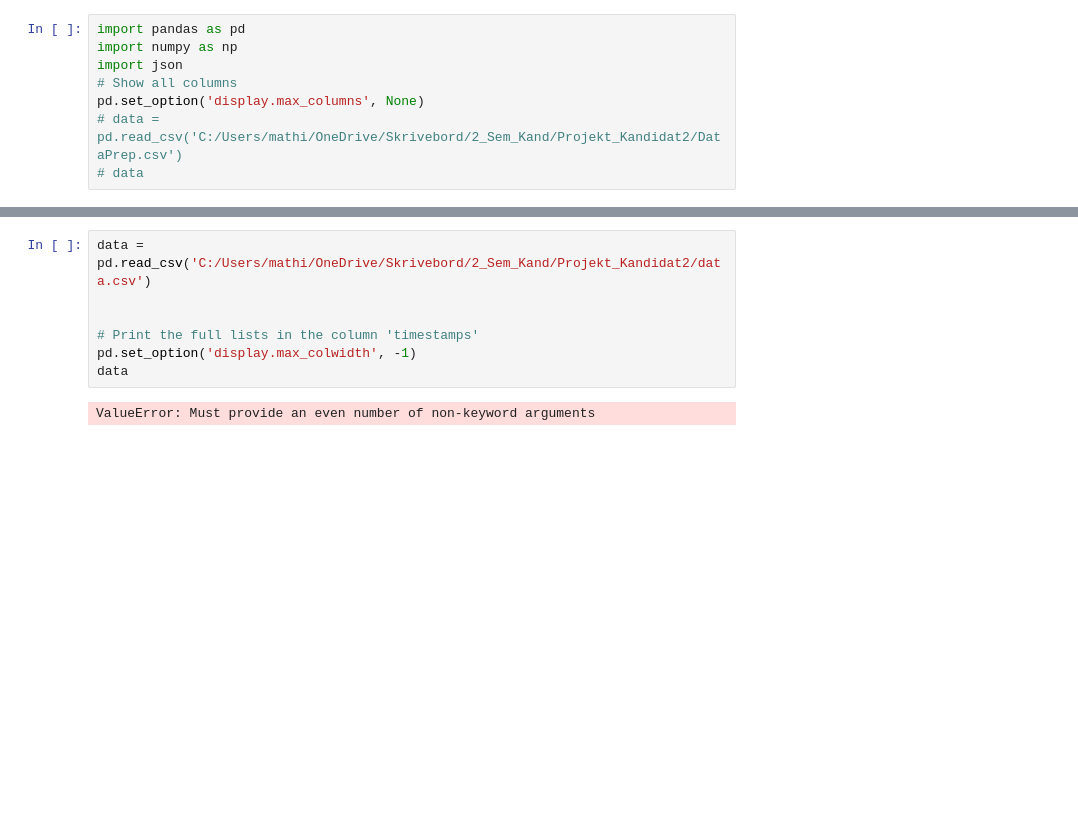
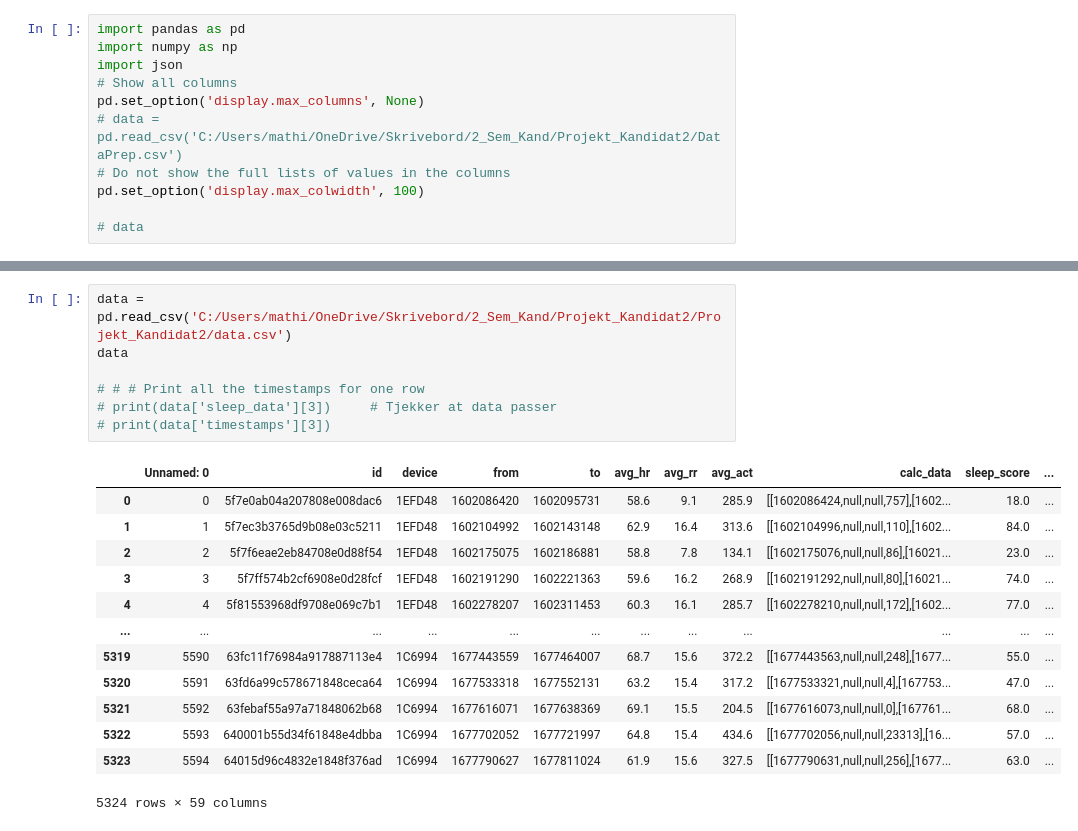
Before and after one commit to MathiasKirk/Projekt_Kandidat2, a Jupyter notebook: AnalyseCalc_Sleep.ipynb, the cells around one changed output, grey strips where cells are left out. Cells and saved outputs as stored; diff of their text form; blank space fills up the shorter version.

```diff
--- a/AnalyseCalc_Sleep.ipynb
+++ b/AnalyseCalc_Sleep.ipynb
@@ -5,6 +5,9 @@ import json
 # Show all columns
 pd.set_option('display.max_columns', None)
 # data = pd.read_csv('C:/Users/mathi/OneDrive/Skrivebord/2_Sem_Kand/Projekt_Kandidat2/DataPrep.csv')
+# Do not show the full lists of values in the columns
+pd.set_option('display.max_colwidth', 100)
+
 # data
 # %%
 # Show only calc_data, patient_ID and from_datetime # Also show sleep_score duration    duration_in_bed duration_awake  duration_in_sleep   duration_in_rem duration_in_light   duration_in_deep    duration_sleep_onset    bedexit_duration    sleep_data  bedexit_count   bedexit_data
@@ -42,9 +68,21 @@ pd.set_option('display.max_columns', None)
 # %%
-data = pd.read_csv('C:/Users/mathi/OneDrive/Skrivebord/2_Sem_Kand/Projekt_Kandidat2/data.csv')
+data = pd.read_csv('C:/Users/mathi/OneDrive/Skrivebord/2_Sem_Kand/Projekt_Kandidat2/Projekt_Kandidat2/data.csv')
+data
 
-
-# Print the full lists in the column 'timestamps'
-pd.set_option('display.max_colwidth', -1)
-data
+# # # Print all the timestamps for one row
+# print(data['sleep_data'][3])     # Tjekker at data passer
+# print(data['timestamps'][3])
 # %% [output]
+|  | Unnamed: 0 | id | device | from | to | avg_hr | avg_rr | avg_act | calc_data | sleep_score | ... |
+| 0 | 0 | 5f7e0ab04a207808e008dac6 | 1EFD48 | 1602086420 | 1602095731 | 58.6 | 9.1 | 285.9 | [[1602086424,null,null,757],[1602... | 18.0 | ... |
+| 1 | 1 | 5f7ec3b3765d9b08e03c5211 | 1EFD48 | 1602104992 | 1602143148 | 62.9 | 16.4 | 313.6 | [[1602104996,null,null,110],[1602... | 84.0 | ... |
+| 2 | 2 | 5f7f6eae2eb84708e0d88f54 | 1EFD48 | 1602175075 | 1602186881 | 58.8 | 7.8 | 134.1 | [[1602175076,null,null,86],[16021... | 23.0 | ... |
+| 3 | 3 | 5f7ff574b2cf6908e0d28fcf | 1EFD48 | 1602191290 | 1602221363 | 59.6 | 16.2 | 268.9 | [[1602191292,null,null,80],[16021... | 74.0 | ... |
+| 4 | 4 | 5f81553968df9708e069c7b1 | 1EFD48 | 1602278207 | 1602311453 | 60.3 | 16.1 | 285.7 | [[1602278210,null,null,172],[1602... | 77.0 | ... |
+| ... | ... | ... | ... | ... | ... | ... | ... | ... | ... | ... | ... |
+| 5319 | 5590 | 63fc11f76984a917887113e4 | 1C6994 | 1677443559 | 1677464007 | 68.7 | 15.6 | 372.2 | [[1677443563,null,null,248],[1677... | 55.0 | ... |
+| 5320 | 5591 | 63fd6a99c578671848ceca64 | 1C6994 | 1677533318 | 1677552131 | 63.2 | 15.4 | 317.2 | [[1677533321,null,null,4],[167753... | 47.0 | ... |
+| 5321 | 5592 | 63febaf55a97a71848062b68 | 1C6994 | 1677616071 | 1677638369 | 69.1 | 15.5 | 204.5 | [[1677616073,null,null,0],[167761... | 68.0 | ... |
+| 5322 | 5593 | 640001b55d34f61848e4dbba | 1C6994 | 1677702052 | 1677721997 | 64.8 | 15.4 | 434.6 | [[1677702056,null,null,23313],[16... | 57.0 | ... |
+| 5323 | 5594 | 64015d96c4832e1848f376ad | 1C6994 | 1677790627 | 1677811024 | 61.9 | 15.6 | 327.5 | [[1677790631,null,null,256],[1677... | 63.0 | ... |
-ValueError: Must provide an even number of non-keyword arguments
+5324 rows × 59 columns
```
Also changed, not shown: parts of 1 cell of this notebook.
